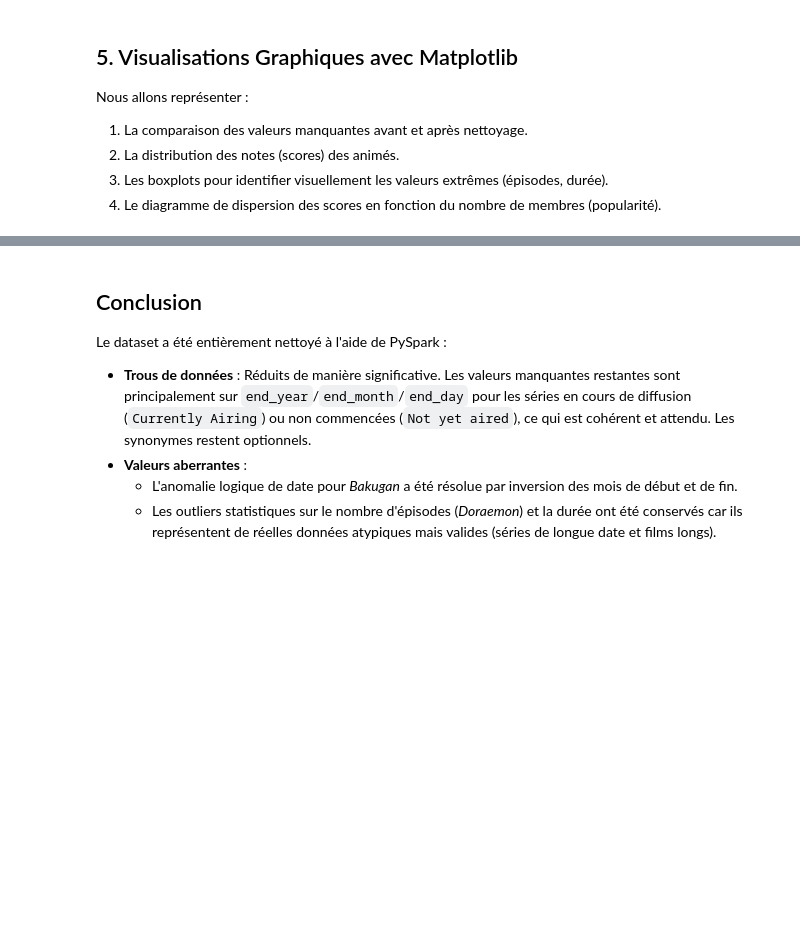
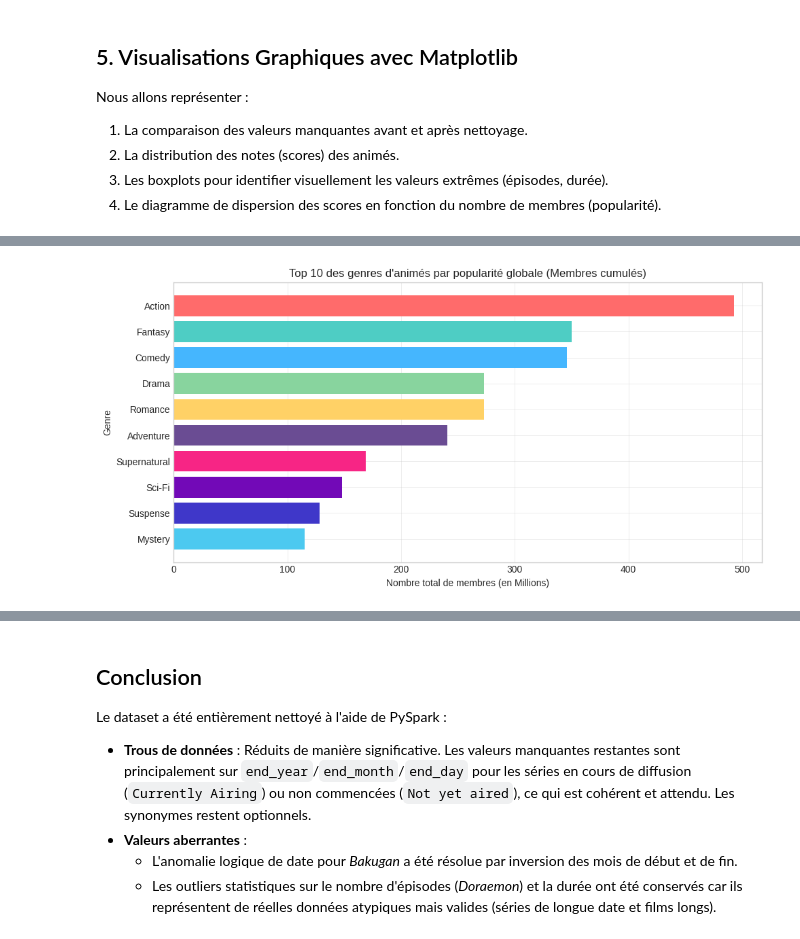
Before and after one commit to Antschw/AnimeTD, a Jupyter notebook: Clean_Anime.ipynb, the cells around one changed output, grey strips where cells are left out. Cells and saved outputs as stored; diff of their text form; code cells hidden in the pictures; blank space fills up the shorter version.

```diff
--- a/Clean_Anime.ipynb
+++ b/Clean_Anime.ipynb
@@ -378,0 +379,97 @@ plt.show()
+# %%
+# 1. Explosion de la colonne 'genres' pour avoir une ligne par genre par animé
+df_genres = df_clean.withColumn("genre", F.explode(F.split(F.col("genres"), "\\|")))
+
+# Filtrer les genres invalides ou inconnus
+df_genres = df_genres.filter((F.col("genre") != "Unknown") & (F.col("genre").isNotNull()) & (F.col("genre") != ""))
+
+# Conversion en Pandas pour la visualisation avec Matplotlib
+df_genres_pd = df_genres.select("title_romaji", "genre", "start_year", "members", "score").toPandas()
+
+# Palette de couleurs personnalisées pour des graphiques esthétiques
+colors = ['#ff6b6b', '#4ecdc4', '#45b6fe', '#88d49e', '#ffd166', '#6a4c93', '#f72585', '#7209b7', '#3f37c9', '#4cc9f0']
+
+# Graphique 1 : Top 10 des genres par popularité cumulée (Membres)
+plt.figure(figsize=(10, 5))
+top_genres_members = df_genres_pd.groupby("genre")["members"].sum().sort_values(ascending=False).head(10)
+plt.barh(top_genres_members.index[::-1], top_genres_members.values[::-1] / 1e6, color=colors[:10][::-1])
+plt.title("Top 10 des genres d'animés par popularité globale (Membres cumulés)")
+plt.xlabel("Nombre total de membres (en Millions)")
+plt.ylabel("Genre")
+plt.tight_layout()
+plt.savefig("plots/top_genres_global.png", dpi=150)
+plt.show()
+
+# Graphique 2 : Évolution de la popularité (membres) des 5 genres majeurs (2000 - 2025)
+top_5_genres = df_genres_pd.groupby("genre")["title_romaji"].count().sort_values(ascending=False).head(5).index.tolist()
+df_filtered = df_genres_pd[(df_genres_pd["genre"].isin(top_5_genres)) & (df_genres_pd["start_year"] >= 2000) & (df_genres_pd["start_year"] <= 2025)]
+evolution_members = df_filtered.groupby(["start_year", "genre"])["members"].sum().reset_index()
+
+plt.figure(figsize=(12, 5.5))
+for i, genre in enumerate(top_5_genres):
+    genre_data = evolution_members[evolution_members["genre"] == genre]
+    plt.plot(genre_data["start_year"], genre_data["members"] / 1e6, marker='o', linewidth=2.5, label=genre, color=colors[i])
+plt.title("Évolution de la popularité (membres cumulés) des 5 genres majeurs (2000 - 2025)")
+plt.xlabel("Année de début de diffusion")
+plt.ylabel("Somme des membres (en Millions)")
+plt.legend(title="Genre")
+plt.tight_layout()
+plt.savefig("plots/genre_evolution_popularity.png", dpi=150)
+plt.show()
+
+# Graphique 3 : Évolution du nombre de sorties d'animés par an pour les 5 genres majeurs (2000 - 2025)
+evolution_count = df_filtered.groupby(["start_year", "genre"])["title_romaji"].count().reset_index()
+
+plt.figure(figsize=(12, 5.5))
+for i, genre in enumerate(top_5_genres):
+    genre_data = evolution_count[evolution_count["genre"] == genre]
+    plt.plot(genre_data["start_year"], genre_data["title_romaji"], marker='s', linewidth=2.5, label=genre, color=colors[i])
+plt.title("Évolution du nombre d'animés sortis par an pour les 5 genres majeurs (2000 - 2025)")
+plt.xlabel("Année de début de diffusion")
+plt.ylabel("Nombre d'animés sortis")
+plt.legend(title="Genre")
+plt.tight_layout()
+plt.savefig("plots/genre_evolution_count.png", dpi=150)
+plt.show()
+
+# Graphique 4 : Les genres les plus populaires par décennie (Top 3)
+def get_decade(year):
+    if pd.isna(year):
+        return "Unknown"
+    return f"{int(year // 10 * 10)}s"
+
+df_genres_pd["decade"] = df_genres_pd["start_year"].apply(get_decade)
+decades_to_plot = ["1980s", "1990s", "2000s", "2010s", "2020s"]
+df_decades = df_genres_pd[df_genres_pd["decade"].isin(decades_to_plot)]
+decade_genres = df_decades.groupby(["decade", "genre"])["members"].sum().reset_index()
+decade_genres = decade_genres.sort_values(["decade", "members"], ascending=[True, False])
+top_decade_genres = decade_genres.groupby("decade").head(3).reset_index(drop=True)
+
+fig, ax = plt.subplots(figsize=(12, 6.5))
+decades = sorted(top_decade_genres["decade"].unique())
+genres = top_decade_genres["genre"].unique()
+genre_colors = {genre: colors[k % len(colors)] for k, genre in enumerate(genres)}
+x = np.arange(len(decades))
+width = 0.2
+
+for i, decade in enumerate(decades):
+    decade_data = top_decade_genres[top_decade_genres["decade"] == decade]
+    for j, (_, row) in enumerate(decade_data.iterrows()):
+        genre = row["genre"]
+        val = row["members"] / 1e6
+        bar_pos = i + (j - 1) * width
+        ax.bar(bar_pos, val, width, color=genre_colors[genre], label=genre if f"{genre}_label" not in ax.get_legend_handles_labels()[1] else "")
+
+handles, labels = ax.get_legend_handles_labels()
+by_label = dict(zip(labels, handles))
+ax.legend(by_label.values(), by_label.keys(), title="Genre")
+ax.set_xticks(x)
+ax.set_xticklabels(decades)
+ax.set_title("Top 3 des genres les plus populaires (membres cumulés) par décennie")
+ax.set_xlabel("Décennie")
+ax.set_ylabel("Popularité (membres cumulés en Millions)")
+plt.tight_layout()
+plt.savefig("plots/top_genres_by_decade.png", dpi=150)
+plt.show()
+# %% [output]
+[figure, added]
```
Also changed, not shown: parts of 5 cells of this notebook, 4 other files.
